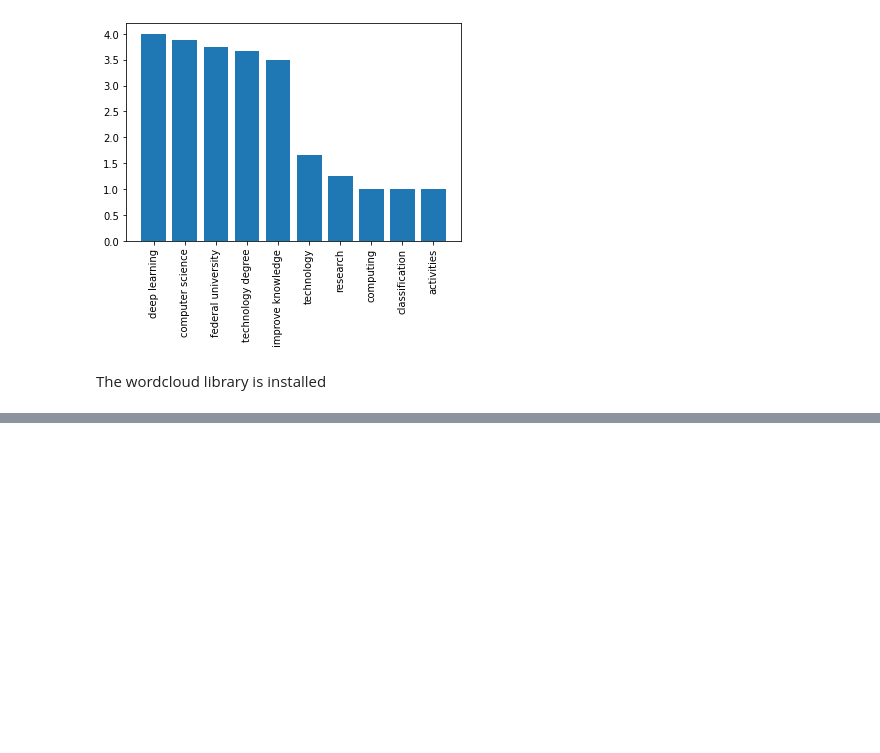
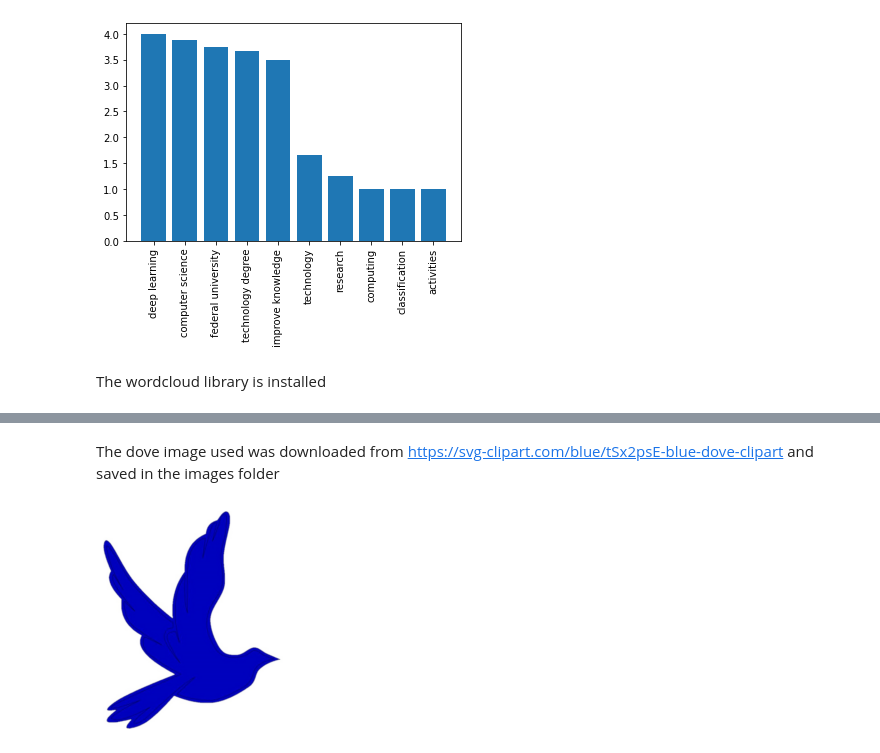
Before and after one commit to spakinrinwa/DataSci_WordCloud_Project, a Jupyter notebook: wordcloud_practice.ipynb, the cells around one changed output, grey strips where cells are left out. Cells and saved outputs as stored; diff of their text form; code cells hidden in the pictures; blank space fills up the shorter version.

```diff
--- a/wordcloud_practice.ipynb
+++ b/wordcloud_practice.ipynb
@@ -145,0 +161,10 @@ plt.imshow(wc.generate(text))
+# %% [markdown]
+The dove image used was downloaded from https://svg-clipart.com/blue/tSx2psE-blue-dove-clipart and saved in the images folder
+# %%
+dove_mask = np.array(Image.open("images/dove.jpg"))
+
+plt.imshow(dove_mask) #this is done to show the dove image
+plt.axis("off")
+plt.show()
+# %% [output]
+[figure, added]
```
Also changed, not shown: parts of 8 cells of this notebook, 2 other files.
